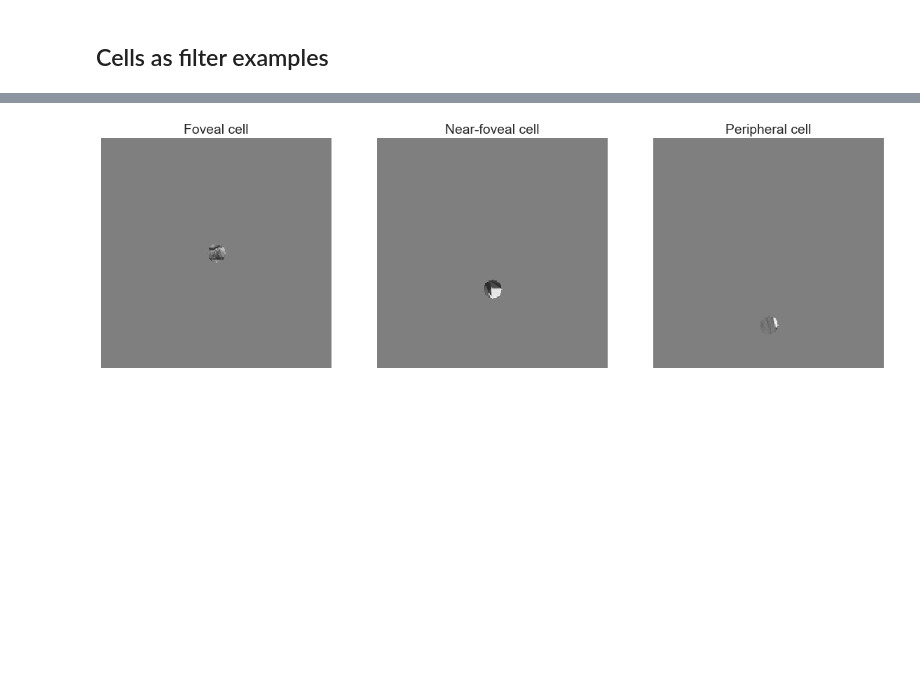
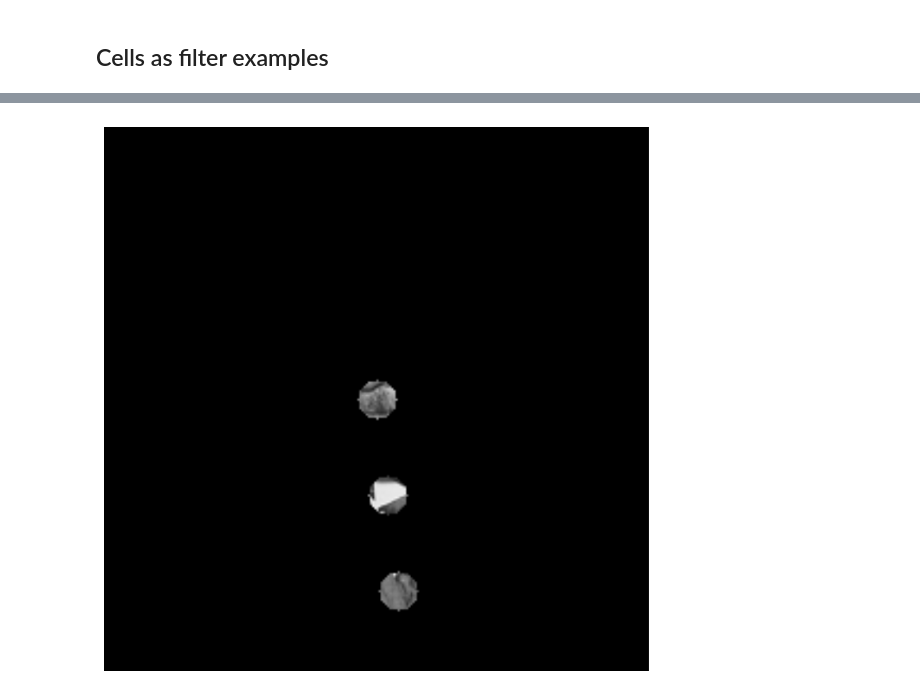
Before and after one commit to billbrod/spatial-frequency-preferences, a Jupyter notebook: notebooks/01-Background.ipynb, the cells around one changed output, grey strips where cells are left out. Saved outputs shown, nothing was run; the diff lists cells and outputs as text; code cells hidden in the pictures; blank space fills up the shorter version.

```diff
--- a/notebooks/01-Background.ipynb
+++ b/notebooks/01-Background.ipynb
@@ -235,0 +273,21 @@ ax.set_title("Response to base frequency")
+# %%
+with sns.plotting_context('poster'), sns.axes_style('white'):
+    cmap = sns.color_palette('Reds', 3)
+    fig, axes = plt.subplots(2,1, figsize=(9,6))
+    x = np.array(range(1,101))/3.5
+    for i, ax in enumerate(axes):
+        if i==1:
+            ax.set_title('Response as function of stimulus')
+            sig = sfp.utils.log_norm_pdf(x, 1, 2, 1)
+            ax.semilogx(x, sig/sig.max(), '-', basex=2, c=cmap[2], linewidth=7)
+        if i==0:
+            ax.set_title('Response as function of local spatial frequency (cycles / degree)')
+            for j in range(3):
+                sig = sfp.utils.log_norm_pdf(x, 1, 3-j, 1)
+                ax.semilogx(x, sig/sig.max(), '-', basex=2, c=cmap[j], label='%i degrees' % (2*(j+1)), linewidth=7)
+                ax.legend(loc='best')
+        ax.xaxis.set_visible(False)
+        ax.set_ylabel('Normalized response')
+        ax.set_ylim((0, 1.1))
+    plt.subplots_adjust(hspace=.5)
+    fig.savefig('scaling_prediction.svg')
@@ -341,19 +402,23 @@ cell_dict = {0: 'Foveal cell', 1: 'Near-foveal cell', 2: 'Peripheral cell'}
 # %%
 cells_view = []
 for i in range(3):
-    mask = create_circle_mask(128, 128+i*40, 10, 256)
+    mask = create_circle_mask(128+i*5, 128+i*45, 9, 256)
     tmp = im*mask
-    tmp[tmp==0] += 127
+#    tmp[tmp==0] += 127
     cells_view.append(tmp)
 
+# with sns.plotting_context('poster'):
+#     fig, axes = plt.subplots(1, 3, figsize=(20,10))
+#     for i, ax in enumerate(axes):
+#         sfp.utils.im_plot(cells_view[i], vmin=0, vmax=255, ax=ax)
+#         ax.set_title(cell_dict[i])
+#     fig.savefig('Cells_no_change.svg', bbox_inches='tight')
+
 with sns.plotting_context('poster'):
-    fig, axes = plt.subplots(1, 3, figsize=(20,10))
-    for i, ax in enumerate(axes):
-        sfp.utils.im_plot(cells_view[i], vmin=0, vmax=255, ax=ax)
-        ax.set_title(cell_dict[i])
-    fig.savefig('Cells_no_change.svg', bbox_inches='tight')
+    sfp.utils.im_plot(np.array(cells_view).sum(0))
+    plt.savefig('Cells_no_change.svg', bbox_inches='tight')
 # %% [output]
-[figure, old version]
+[figure, new version]
 # %%
 cells_view = []
 for i in range(3):
```
Also changed, not shown: parts of 19 cells of this notebook, 2 other files.
